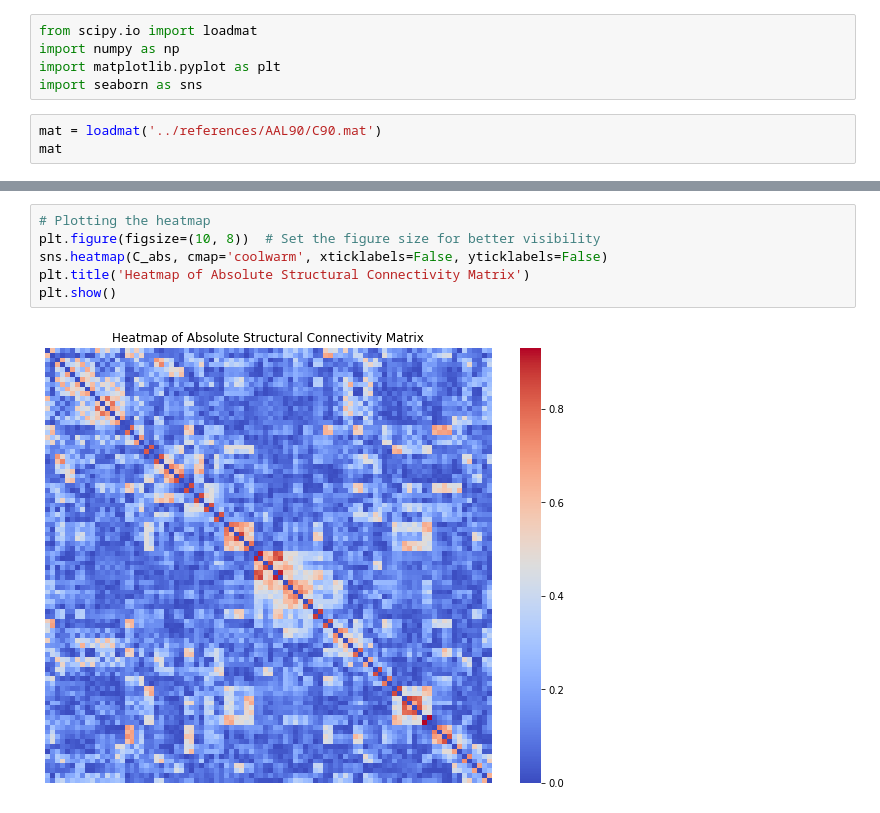
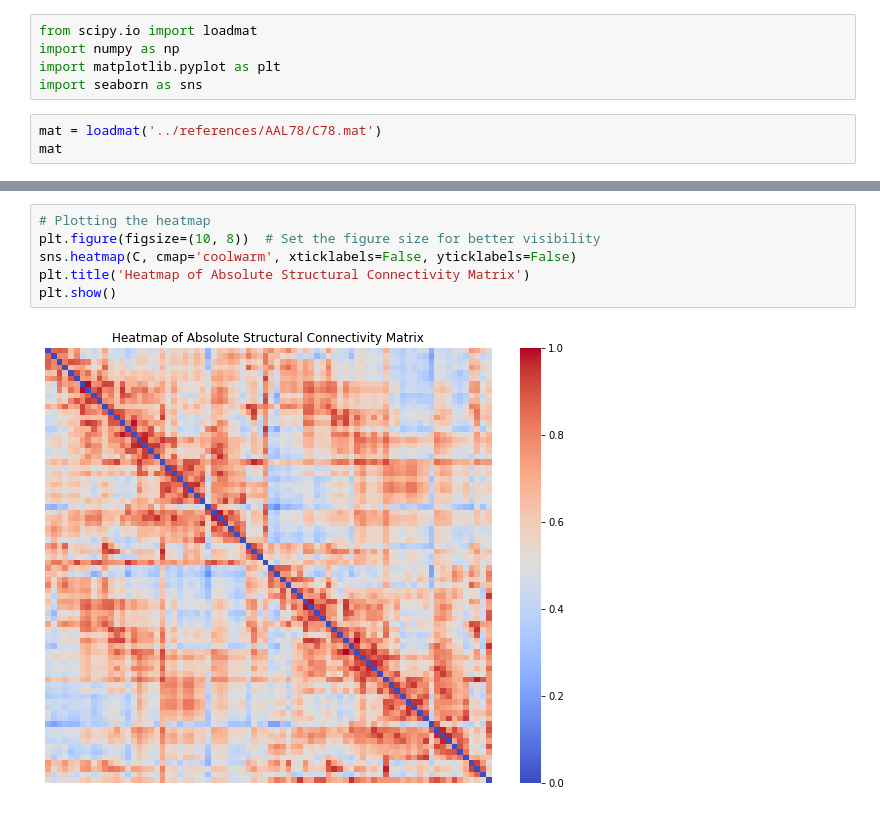
Before and after one commit to shayan823/Deco-Group-1A, a Jupyter notebook: PythonNotebooks/network.ipynb, the cells around one changed output, grey strips where cells are left out. Saved outputs shown, nothing was run; the diff lists cells and outputs as text.

```diff
--- a/PythonNotebooks/network.ipynb
+++ b/PythonNotebooks/network.ipynb
@@ -4,6 +4,6 @@ import numpy as np
 import matplotlib.pyplot as plt
 import seaborn as sns
 # %%
-mat = loadmat('../references/AAL90/C90.mat')
+mat = loadmat('../references/AAL78/C78.mat')
 mat
 # %% [output]
@@ -64,9 +47,9 @@ array([[0.00000000e+00, 5.97354597e-01, 2.56943725e-01, ...,
 # %%
 # Plotting the heatmap
 plt.figure(figsize=(10, 8))  # Set the figure size for better visibility
-sns.heatmap(C_abs, cmap='coolwarm', xticklabels=False, yticklabels=False)
+sns.heatmap(C, cmap='coolwarm', xticklabels=False, yticklabels=False)
 plt.title('Heatmap of Absolute Structural Connectivity Matrix')
 plt.show()
 # %% [output]
-[figure, old version]
+[figure, new version]
 # %%
```
Also changed, not shown: parts of 10 cells of this notebook, 3 other files.
